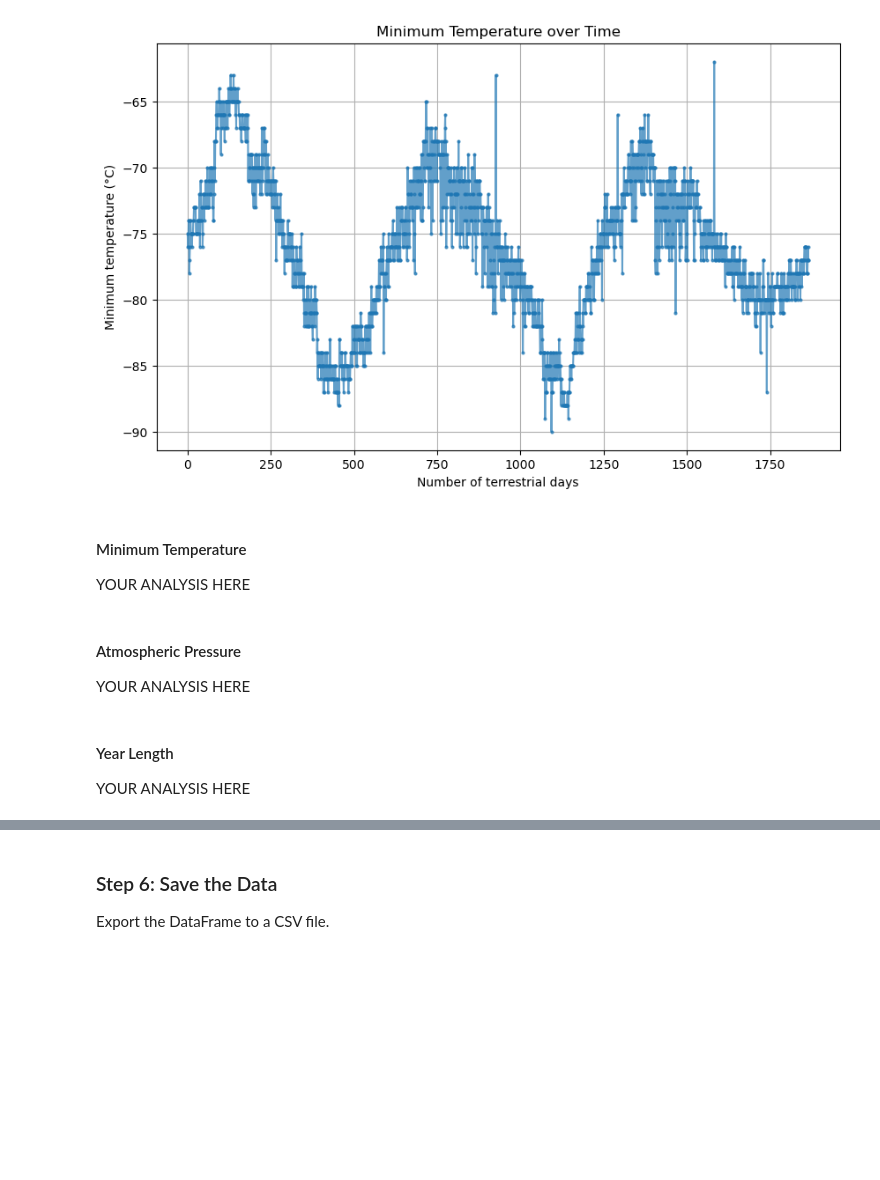
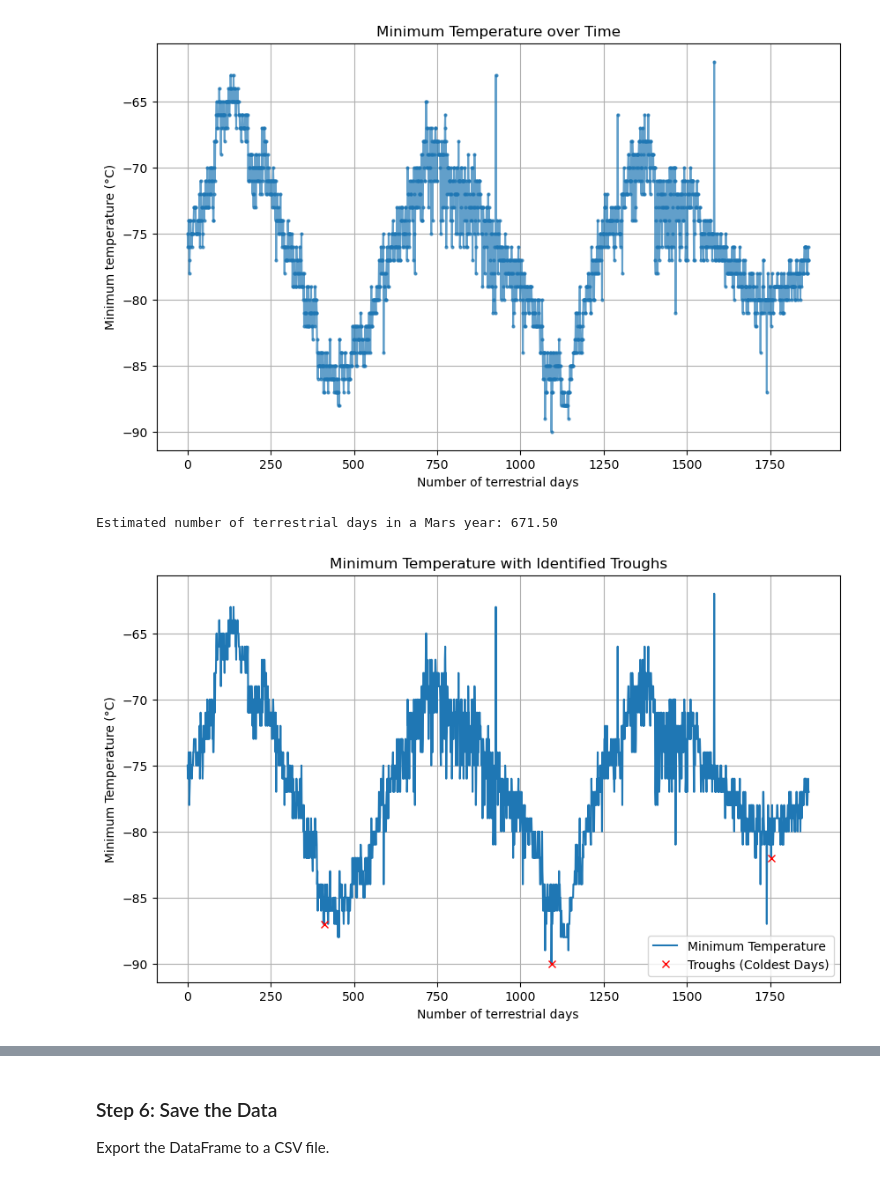
Before and after one commit to Neda2020/Marsnews-Web-Scraping-and-DataAnalysis, a Jupyter notebook: Starter_Code/part_2_mars_weather.ipynb, the cells around one changed output, grey strips where cells are left out. Cells and saved outputs as stored; diff of their text form; code cells hidden in the pictures; blank space fills up the shorter version.

```diff
--- a/Starter_Code/part_2_mars_weather.ipynb
+++ b/Starter_Code/part_2_mars_weather.ipynb
@@ -370,15 +371,37 @@ plt.savefig('Minimum Temperature over Time.png')
 plt.show()
 # %% [output]
 [figure]
-# %% [markdown]
-#### Minimum Temperature
-
-YOUR ANALYSIS HERE
-# %% [markdown]
-#### Atmospheric Pressure
-
-YOUR ANALYSIS HERE
-# %% [markdown]
-#### Year Length
-
-YOUR ANALYSIS HERE
+# %%
+import numpy as np
+from scipy.signal import find_peaks
+import matplotlib.pyplot as plt
+
+# Assuming `df` is your DataFrame with a column named 'min_temp'
+
+# Find the peaks (maximum points for warmest) or troughs (minimum points for coldest)
+# Since we are working with cold temperatures (negative), invert the data to find the troughs
+inverted_temp = -df['min_temp']  # Invert to treat troughs as peaks
+troughs, _ = find_peaks(inverted_temp, distance=650)  # Adjust distance based on visual inspection
+
+# Calculate the differences between consecutive troughs to find the Martian year length
+martian_year_lengths = np.diff(troughs)
+
+# Calculate the average Martian year length
+average_martian_year_length = np.mean(martian_year_lengths)
+
+# Print the result
+print(f"Estimated number of terrestrial days in a Mars year: {average_martian_year_length:.2f}")
+
+# Plot the minimum temperature and mark the identified troughs
+plt.figure(figsize=(10, 6))
+plt.plot(df['min_temp'], label='Minimum Temperature')
+plt.plot(troughs, df['min_temp'][troughs], "x", label='Troughs (Coldest Days)', color='red')
+plt.title('Minimum Temperature with Identified Troughs')
+plt.xlabel('Number of terrestrial days')
+plt.ylabel('Minimum Temperature (°C)')
+plt.legend()
+plt.grid(True)
+plt.show()
+# %% [output]
+Estimated number of terrestrial days in a Mars year: 671.50
+[figure, added]
```
Also changed, not shown: parts of 2 cells of this notebook, 1 other file.
